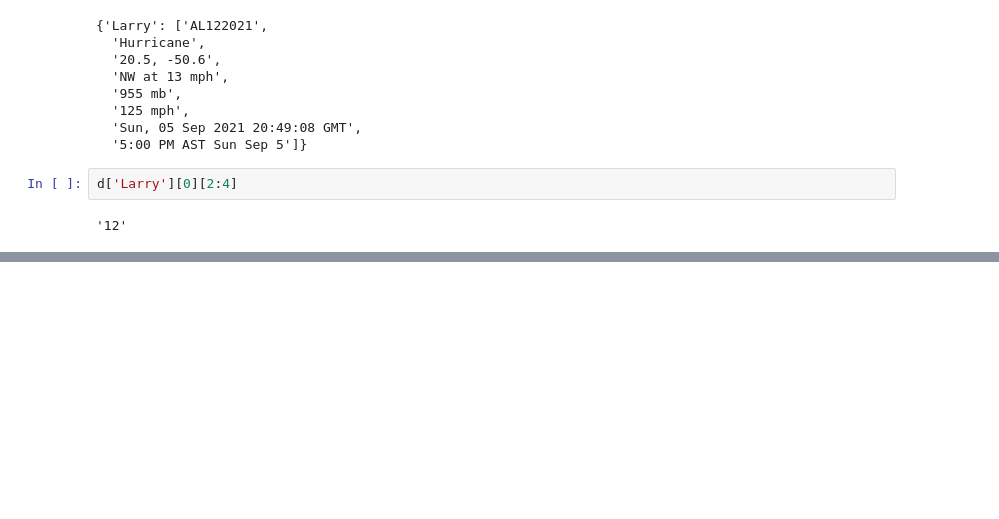
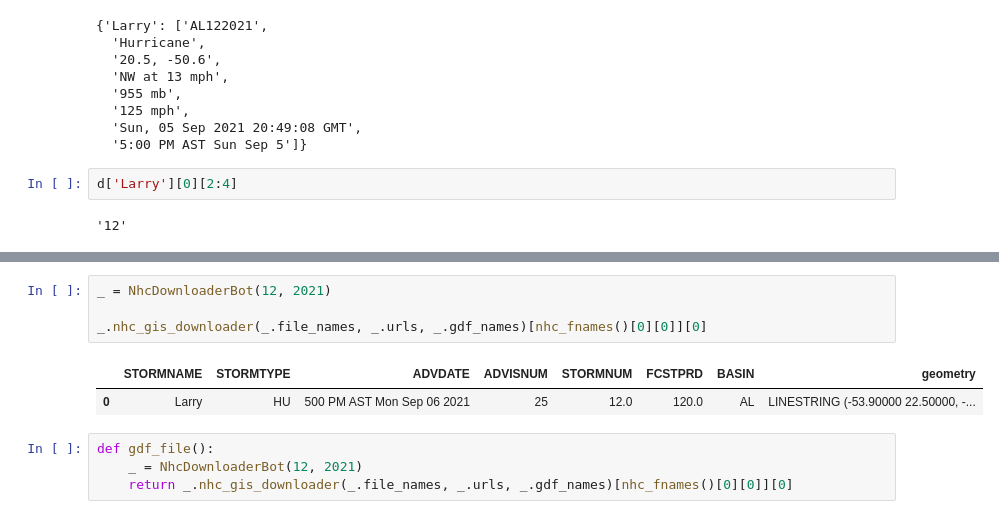
Before and after one commit to jmedinah09/UnidataProjects, a Jupyter notebook: tropical_cyclone_plot_project/downloader_bot.ipynb, the cells around one changed output, grey strips where cells are left out. Saved outputs shown, nothing was run; the diff lists cells and outputs as text; blank space fills up the shorter version.

```diff
--- a/tropical_cyclone_plot_project/downloader_bot.ipynb
+++ b/tropical_cyclone_plot_project/downloader_bot.ipynb
@@ -269,0 +345,11 @@ gdf_names[nhc_fnames()[0][1]][0]
+# %%
+_ = NhcDownloaderBot(12, 2021)
+
+_.nhc_gis_downloader(_.file_names, _.urls, _.gdf_names)[nhc_fnames()[0][0]][0]
+# %% [output]
+|  | STORMNAME | STORMTYPE | ADVDATE | ADVISNUM | STORMNUM | FCSTPRD | BASIN | geometry |
+| 0 | Larry | HU | 500 PM AST Mon Sep 06 2021 | 25 | 12.0 | 120.0 | AL | LINESTRING (-53.90000 22.50000, -... |
+# %%
+def gdf_file():
+    _ = NhcDownloaderBot(12, 2021)
+    return _.nhc_gis_downloader(_.file_names, _.urls, _.gdf_names)[nhc_fnames()[0][0]][0]
```
Also changed, not shown: parts of 3 cells of this notebook, 6 other files.
